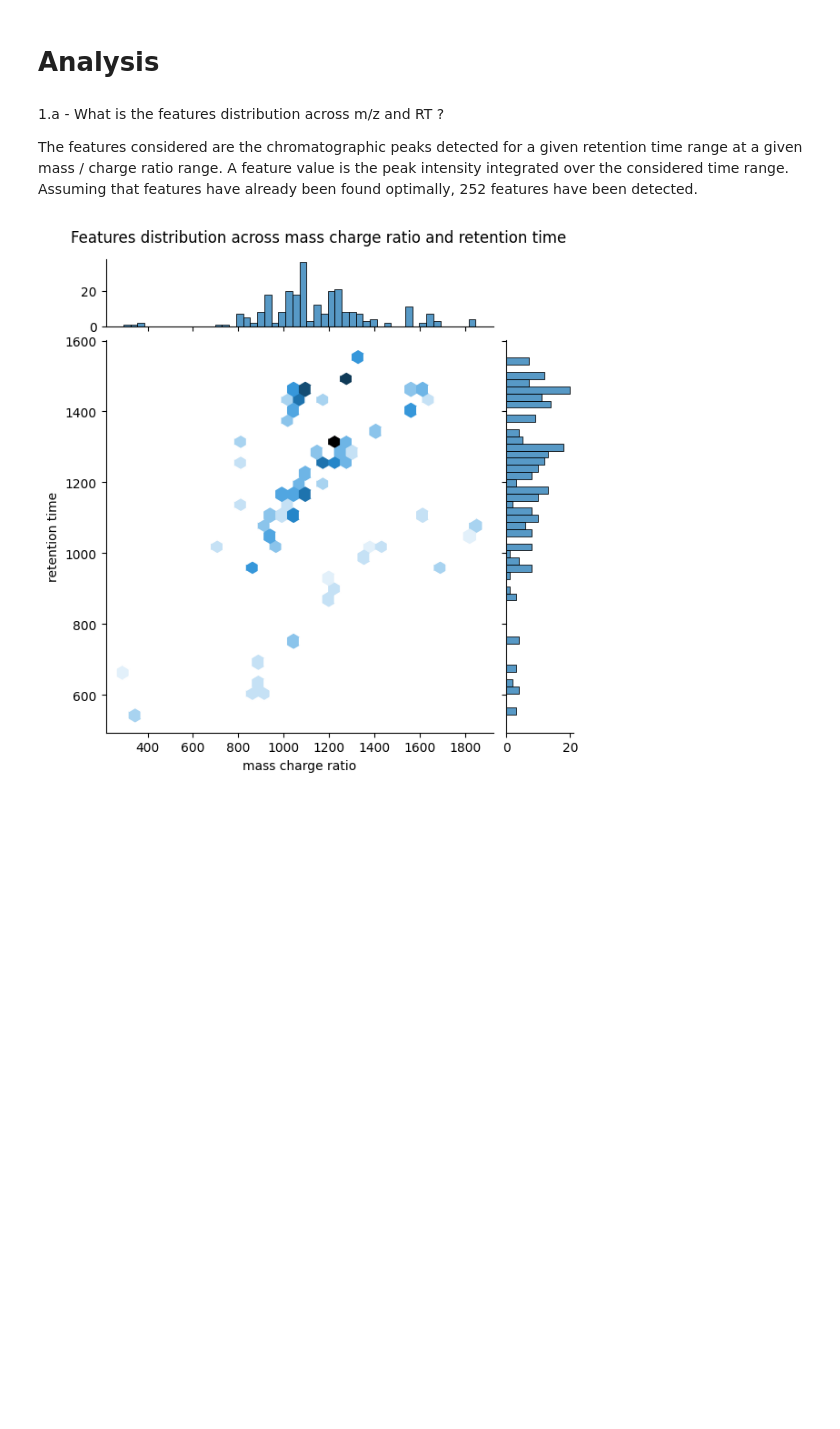
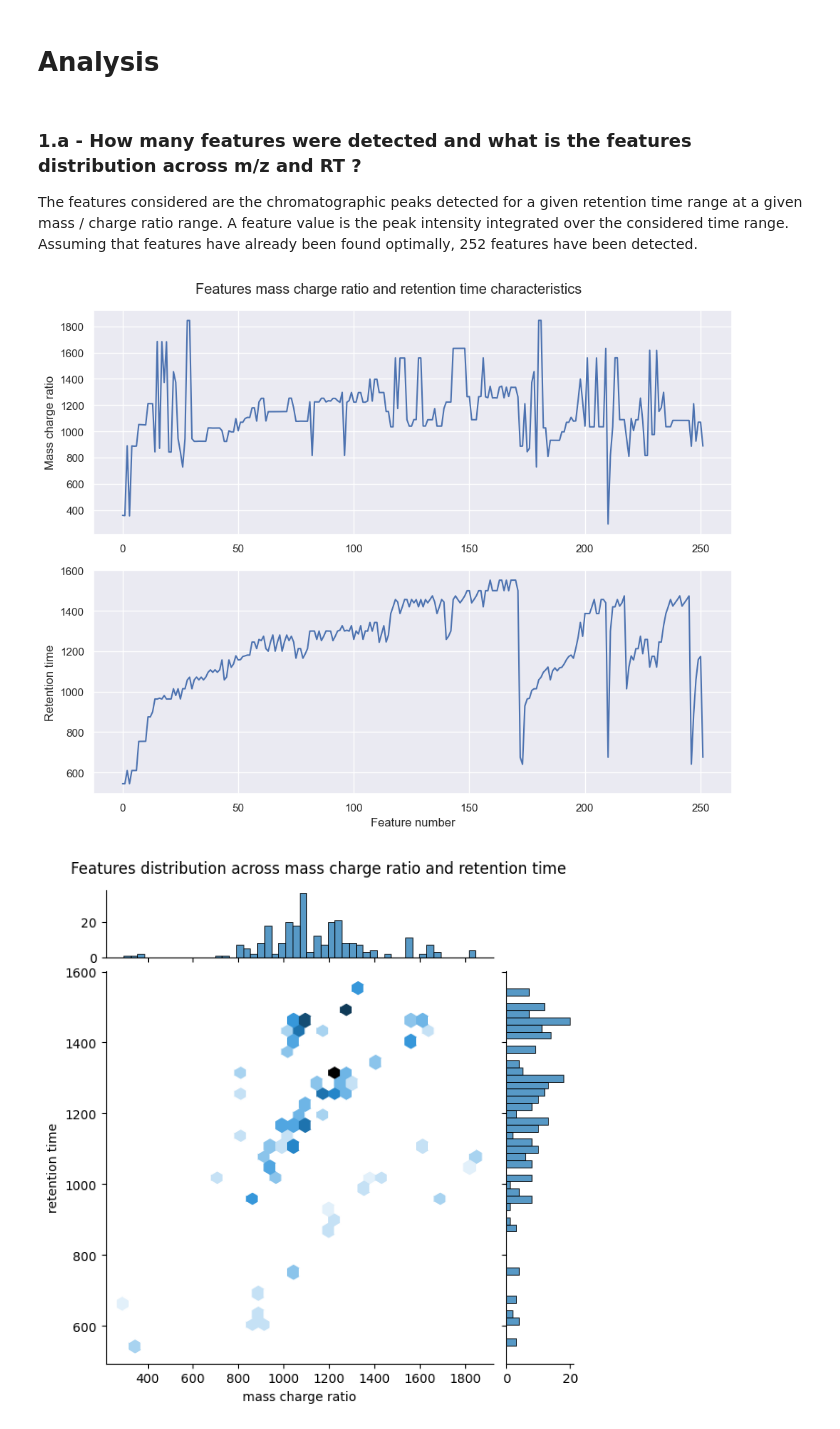
Before and after one commit to PhiCtl/glycan-biomarkers, a Jupyter notebook: src/eda/eda.ipynb, the cells around one changed output. Drawn from its saved outputs; the diff is of its cells as text; code cells hidden in the pictures; blank space fills up the shorter version.

```diff
--- a/src/eda/eda.ipynb
+++ b/src/eda/eda.ipynb
@@ -159,10 +161,24 @@ summary.sort_values(by='50%')
 # %% [markdown]
 # Analysis
 # %% [markdown]
-1.a - What is the features distribution across m/z and RT ?
+### 1.a - How many features were detected and what is the features distribution across m/z and RT ?
 
 The features considered are the chromatographic peaks detected for a given retention time range at a given mass / charge ratio range. A feature value is the peak intensity integrated over the considered time range.
 Assuming that features have already been found optimally, 252 features have been detected.
+# %%
+df_feature_meta['feature_number'] = df_feature_meta['feature'].apply(lambda x : int(x.split('-')[1]))
+# %%
+fig, axs = plt.subplots(nrows=2, sharex=False, figsize=(10,8))
+axs[0].plot(df_feature_meta['feature_number'], df_feature_meta['mz'])
+axs[0].set_ylabel('Mass charge ratio')
+axs[1].plot(df_feature_meta['feature_number'], df_feature_meta['rt'])
+axs[1].set_ylabel('Retention time')
+axs[1].set_xlabel('Feature number')
+plt.suptitle('Features mass charge ratio and retention time characteristics')
+plt.tight_layout()
+plt.show()
+# %% [output]
+[figure, added]
 # %%
 df_data = df_data.merge(df_acq[['sample', 'class', 'order', 'batch', 'sub_batch']], on='sample')
 df_data_melt = df_data.melt(id_vars=['sample', 'class', 'order', 'batch', 'sub_batch'],value_name='intensity', var_name='feature')
```
Also changed, not shown: parts of 77 cells of this notebook.
